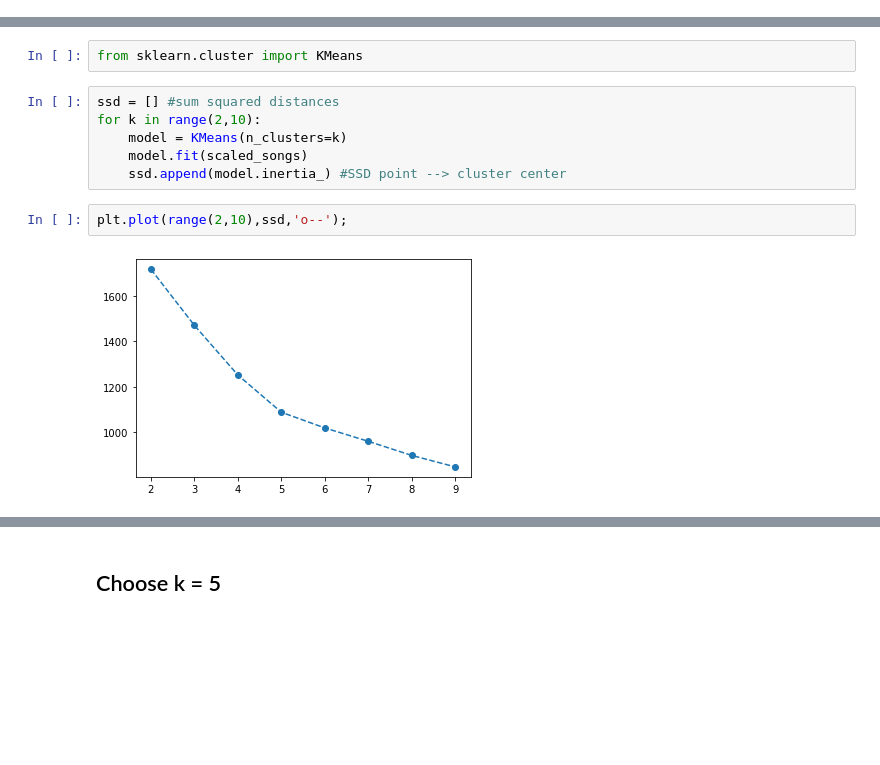
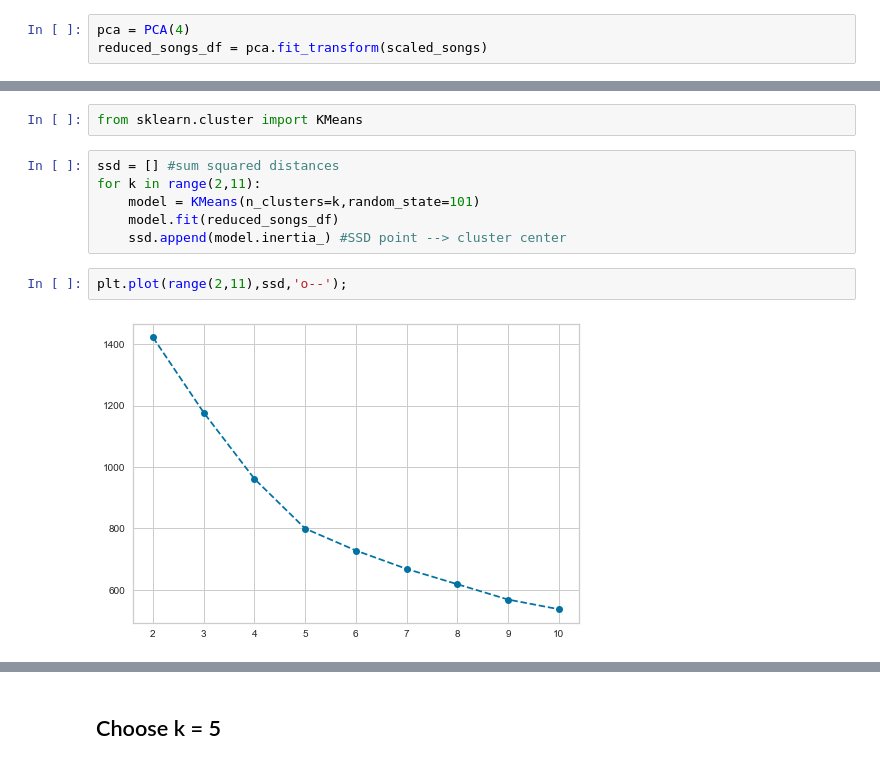
Before and after one commit to anhduy1202/Spotify-Recommendation-Systems, a Jupyter notebook: spotify-analyzer.ipynb, the cells around one changed output, grey strips where cells are left out. Saved outputs shown, nothing was run; the diff lists cells and outputs as text; blank space fills up the shorter version.

```diff
--- a/spotify-analyzer.ipynb
+++ b/spotify-analyzer.ipynb
@@ -420,0 +432,3 @@ scaled_songs = scaler.fit_transform(Songs_feat_df)
+# %%
+pca = PCA(4)
+reduced_songs_df = pca.fit_transform(scaled_songs)
@@ -424,11 +440,11 @@ scaled_songs = scaler.fit_transform(Songs_feat_df)
 from sklearn.cluster import KMeans
 # %%
 ssd = [] #sum squared distances
-for k in range(2,10):
-    model = KMeans(n_clusters=k)
-    model.fit(scaled_songs)
+for k in range(2,11):
+    model = KMeans(n_clusters=k,random_state=101)
+    model.fit(reduced_songs_df)
     ssd.append(model.inertia_) #SSD point --> cluster center
 # %%
-plt.plot(range(2,10),ssd,'o--');
+plt.plot(range(2,11),ssd,'o--');
 # %% [output]
-[figure, old version]
+[figure, new version]
```
Also changed, not shown: parts of 17 cells of this notebook.
